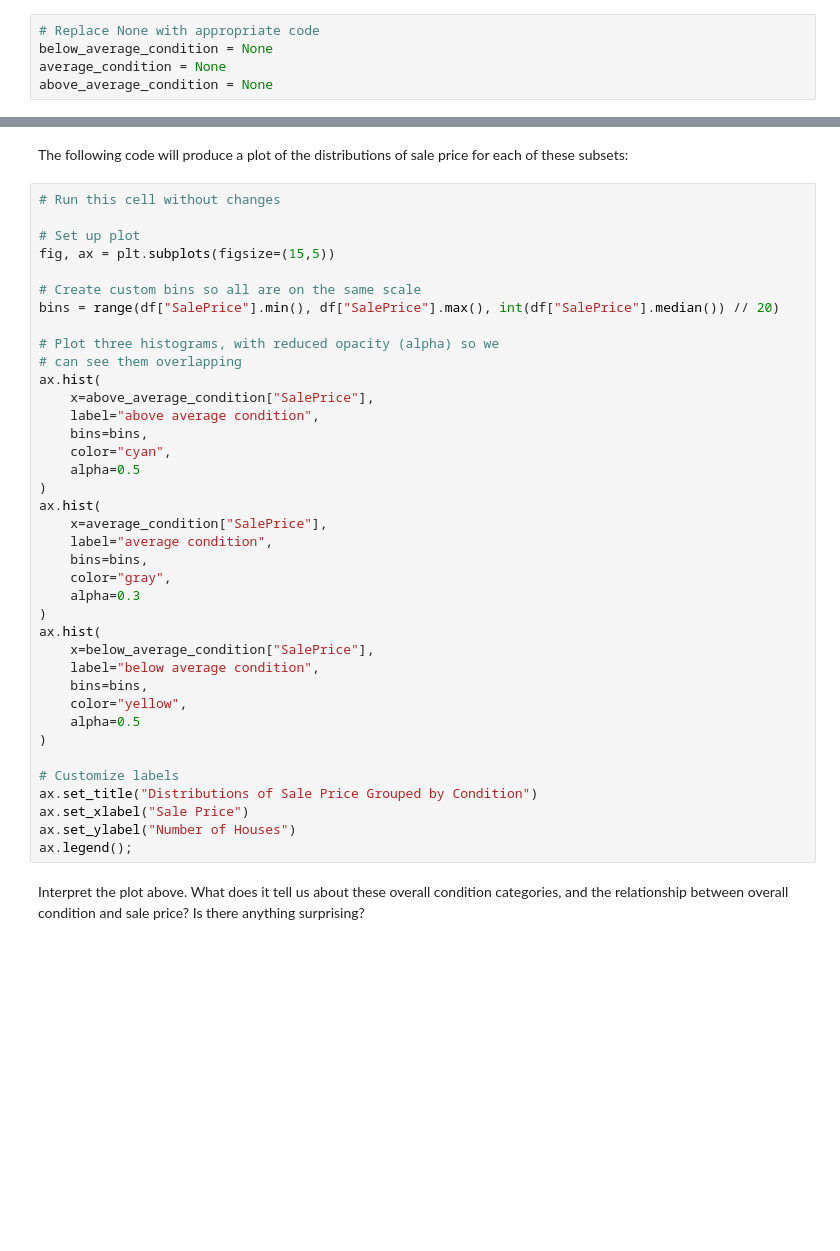
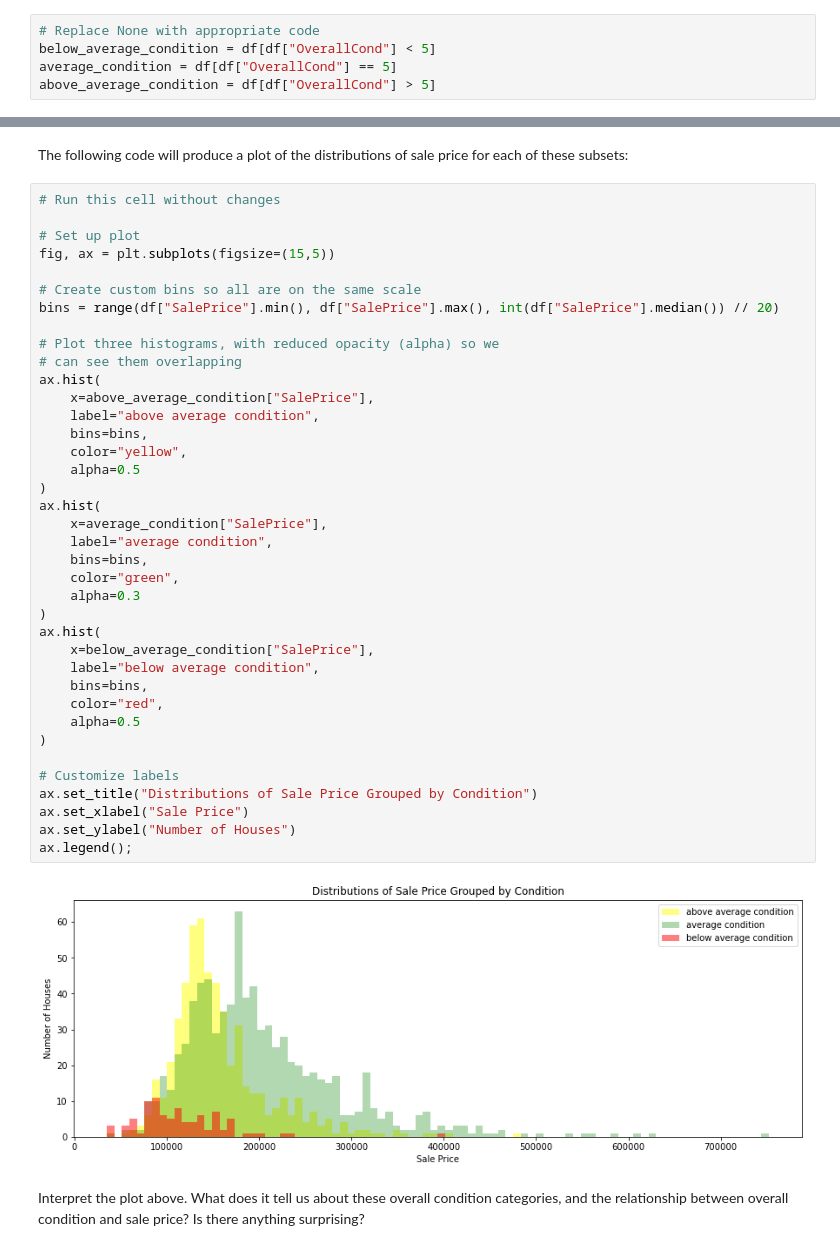
Before and after one commit to KariukiBrian/dsc-pandas-eda-lab, a Jupyter notebook: index.ipynb, the cells around one changed output, grey strips where cells are left out. Saved outputs shown, nothing was run; the diff lists cells and outputs as text; blank space fills up the shorter version.

```diff
--- a/index.ipynb
+++ b/index.ipynb
@@ -263,9 +311,9 @@ In the cell below, create three variables, each of which represents a record-wis
 * `above_average_condition`: home sales where the overall condition was greater than 5
 # %%
 # Replace None with appropriate code
-below_average_condition = None
-average_condition = None
-above_average_condition = None
+below_average_condition = df[df["OverallCond"] < 5]
+average_condition = df[df["OverallCond"] == 5]
+above_average_condition = df[df["OverallCond"] > 5]
 # %% [markdown]
 The following code checks that you created the subsets correctly:
 # %%
@@ -290,36 +340,38 @@ fig, ax = plt.subplots(figsize=(15,5))
 
 # Create custom bins so all are on the same scale
 bins = range(df["SalePrice"].min(), df["SalePrice"].max(), int(df["SalePrice"].median()) // 20)
 
 # Plot three histograms, with reduced opacity (alpha) so we
 # can see them overlapping
 ax.hist(
     x=above_average_condition["SalePrice"],
     label="above average condition",
     bins=bins,
-    color="cyan",
+    color="yellow",
     alpha=0.5
 )
 ax.hist(
     x=average_condition["SalePrice"],
     label="average condition",
     bins=bins,
-    color="gray",
+    color="green",
     alpha=0.3
 )
 ax.hist(
     x=below_average_condition["SalePrice"],
     label="below average condition",
     bins=bins,
-    color="yellow",
+    color="red",
     alpha=0.5
 )
 
 # Customize labels
 ax.set_title("Distributions of Sale Price Grouped by Condition")
 ax.set_xlabel("Sale Price")
 ax.set_ylabel("Number of Houses")
 ax.legend();
+# %% [output]
+[figure, added]
 # %% [markdown]
 Interpret the plot above. What does it tell us about these overall condition categories, and the relationship between overall condition and sale price? Is there anything surprising?
 # %%
```
Also changed, not shown: parts of 21 cells of this notebook.
